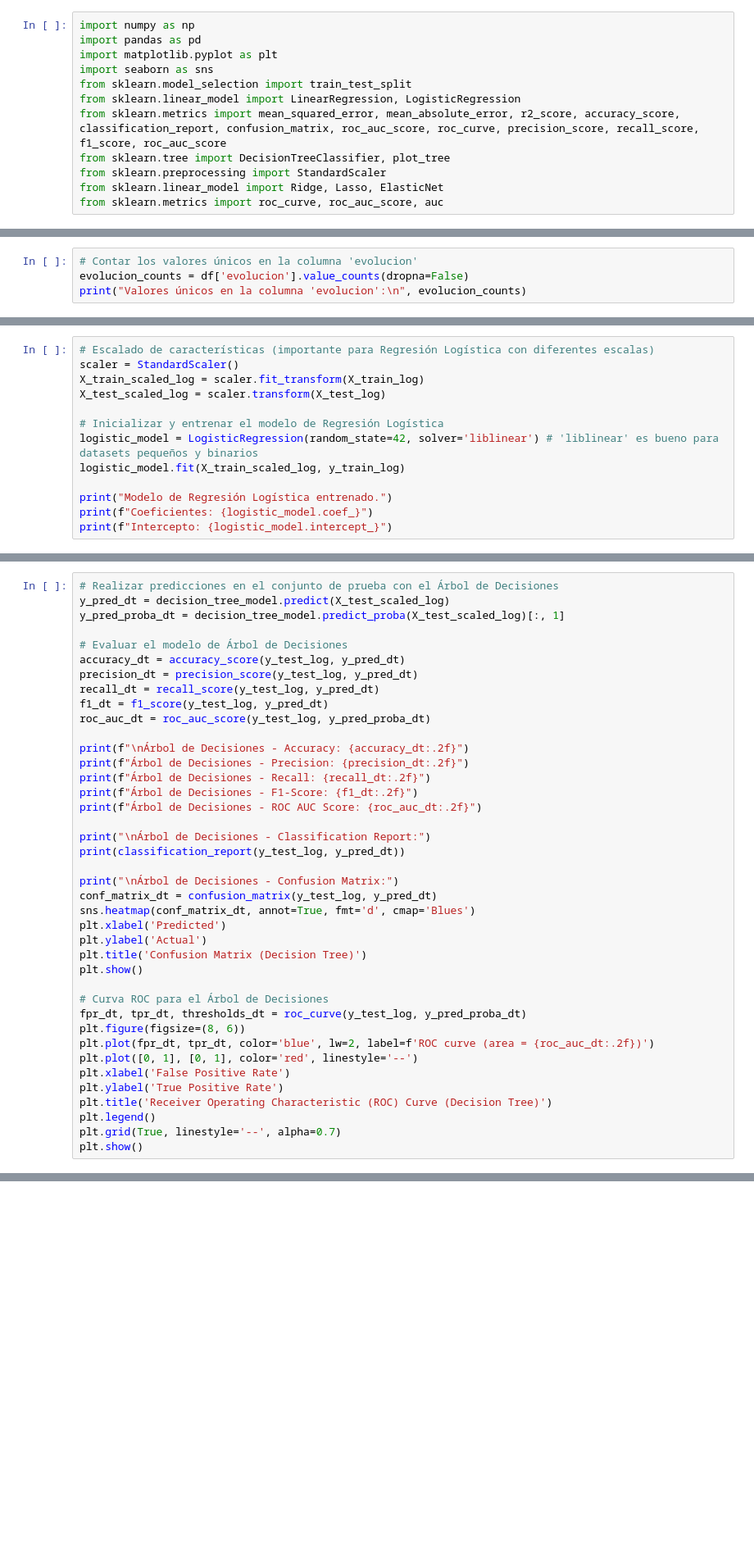
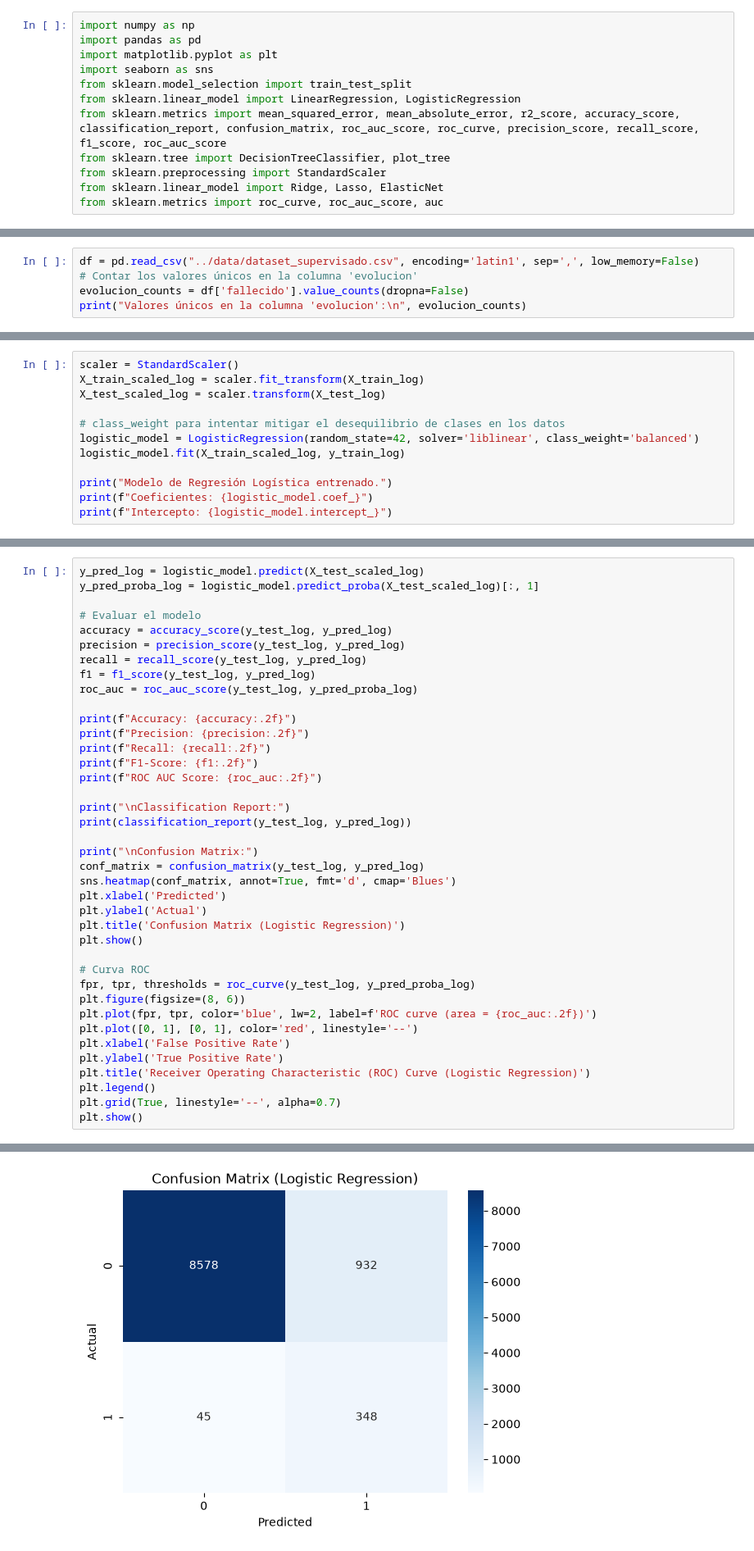
Before and after one commit to joe0zf/covid19-ml-analysis, a Jupyter notebook: notebooks/supervised-learning.ipynb, the cells around one changed output, grey strips where cells are left out. Shown at 82% size. Cells and saved outputs as stored; diff of their text form; blank space fills up the shorter version.

Commit message:
feat: Corregido Supervisado

```diff
--- a/notebooks/supervised-learning.ipynb
+++ b/notebooks/supervised-learning.ipynb
@@ -17,4 +26,5 @@ df.head()
 # %%
+df = pd.read_csv("../data/dataset_supervisado.csv", encoding='latin1', sep=',', low_memory=False)
 # Contar los valores únicos en la columna 'evolucion'
-evolucion_counts = df['evolucion'].value_counts(dropna=False)
+evolucion_counts = df['fallecido'].value_counts(dropna=False)
 print("Valores únicos en la columna 'evolucion':\n", evolucion_counts)
@@ -69,11 +104,10 @@ print(y_test_log.value_counts(normalize=True))
 # %%
-# Escalado de características (importante para Regresión Logística con diferentes escalas)
 scaler = StandardScaler()
 X_train_scaled_log = scaler.fit_transform(X_train_log)
 X_test_scaled_log = scaler.transform(X_test_log)
 
-# Inicializar y entrenar el modelo de Regresión Logística
-logistic_model = LogisticRegression(random_state=42, solver='liblinear') # 'liblinear' es bueno para datasets pequeños y binarios
+# class_weight para intentar mitigar el desequilibrio de clases en los datos
+logistic_model = LogisticRegression(random_state=42, solver='liblinear', class_weight='balanced')
 logistic_model.fit(X_train_scaled_log, y_train_log)
 
 print("Modelo de Regresión Logística entrenado.")
@@ -90,40 +122,40 @@ print("Modelo de Árbol de Decisiones entrenado.")
 # %%
-# Realizar predicciones en el conjunto de prueba con el Árbol de Decisiones
-y_pred_dt = decision_tree_model.predict(X_test_scaled_log)
-y_pred_proba_dt = decision_tree_model.predict_proba(X_test_scaled_log)[:, 1]
+y_pred_log = logistic_model.predict(X_test_scaled_log)
+y_pred_proba_log = logistic_model.predict_proba(X_test_scaled_log)[:, 1]
 
-# Evaluar el modelo de Árbol de Decisiones
-accuracy_dt = accuracy_score(y_test_log, y_pred_dt)
-precision_dt = precision_score(y_test_log, y_pred_dt)
-recall_dt = recall_score(y_test_log, y_pred_dt)
-f1_dt = f1_score(y_test_log, y_pred_dt)
-roc_auc_dt = roc_auc_score(y_test_log, y_pred_proba_dt)
+# Evaluar el modelo
+accuracy = accuracy_score(y_test_log, y_pred_log)
+precision = precision_score(y_test_log, y_pred_log)
+recall = recall_score(y_test_log, y_pred_log)
+f1 = f1_score(y_test_log, y_pred_log)
+roc_auc = roc_auc_score(y_test_log, y_pred_proba_log)
 
-print(f"\nÁrbol de Decisiones - Accuracy: {accuracy_dt:.2f}")
-print(f"Árbol de Decisiones - Precision: {precision_dt:.2f}")
-print(f"Árbol de Decisiones - Recall: {recall_dt:.2f}")
-print(f"Árbol de Decisiones - F1-Score: {f1_dt:.2f}")
-print(f"Árbol de Decisiones - ROC AUC Score: {roc_auc_dt:.2f}")
+print(f"Accuracy: {accuracy:.2f}")
+print(f"Precision: {precision:.2f}")
+print(f"Recall: {recall:.2f}")
+print(f"F1-Score: {f1:.2f}")
+print(f"ROC AUC Score: {roc_auc:.2f}")
 
-print("\nÁrbol de Decisiones - Classification Report:")
-print(classification_report(y_test_log, y_pred_dt))
+print("\nClassification Report:")
+print(classification_report(y_test_log, y_pred_log))
 
-print("\nÁrbol de Decisiones - Confusion Matrix:")
-conf_matrix_dt = confusion_matrix(y_test_log, y_pred_dt)
-sns.heatmap(conf_matrix_dt, annot=True, fmt='d', cmap='Blues')
+print("\nConfusion Matrix:")
+conf_matrix = confusion_matrix(y_test_log, y_pred_log)
+sns.heatmap(conf_matrix, annot=True, fmt='d', cmap='Blues')
 plt.xlabel('Predicted')
 plt.ylabel('Actual')
-plt.title('Confusion Matrix (Decision Tree)')
+plt.title('Confusion Matrix (Logistic Regression)')
 plt.show()
 
-# Curva ROC para el Árbol de Decisiones
-fpr_dt, tpr_dt, thresholds_dt = roc_curve(y_test_log, y_pred_proba_dt)
+# Curva ROC
+fpr, tpr, thresholds = roc_curve(y_test_log, y_pred_proba_log)
 plt.figure(figsize=(8, 6))
-plt.plot(fpr_dt, tpr_dt, color='blue', lw=2, label=f'ROC curve (area = {roc_auc_dt:.2f})')
+plt.plot(fpr, tpr, color='blue', lw=2, label=f'ROC curve (area = {roc_auc:.2f})')
 plt.plot([0, 1], [0, 1], color='red', linestyle='--')
 plt.xlabel('False Positive Rate')
 plt.ylabel('True Positive Rate')
-plt.title('Receiver Operating Characteristic (ROC) Curve (Decision Tree)')
+plt.title('Receiver Operating Characteristic (ROC) Curve (Logistic Regression)')
 plt.legend()
 plt.grid(True, linestyle='--', alpha=0.7)
 plt.show()
+# %% [output]
@@ -129,0 +180 @@ plt.show()
+[figure, added]
```
Also changed, not shown: parts of 14 cells of this notebook.
